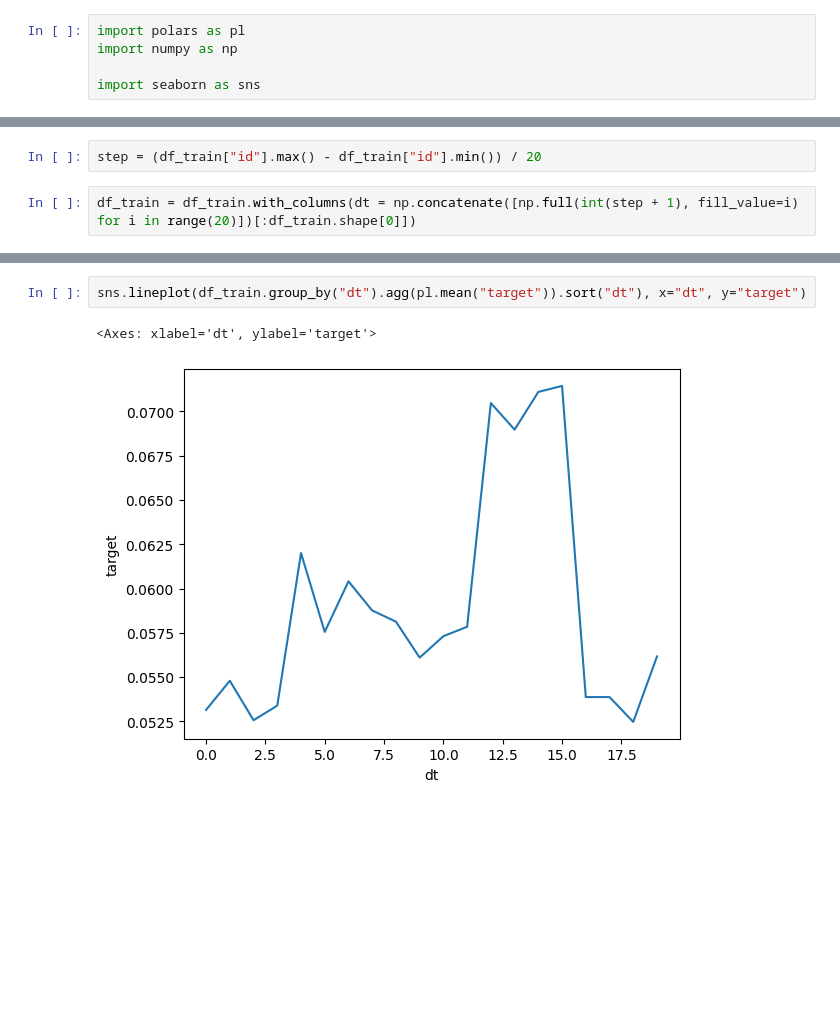
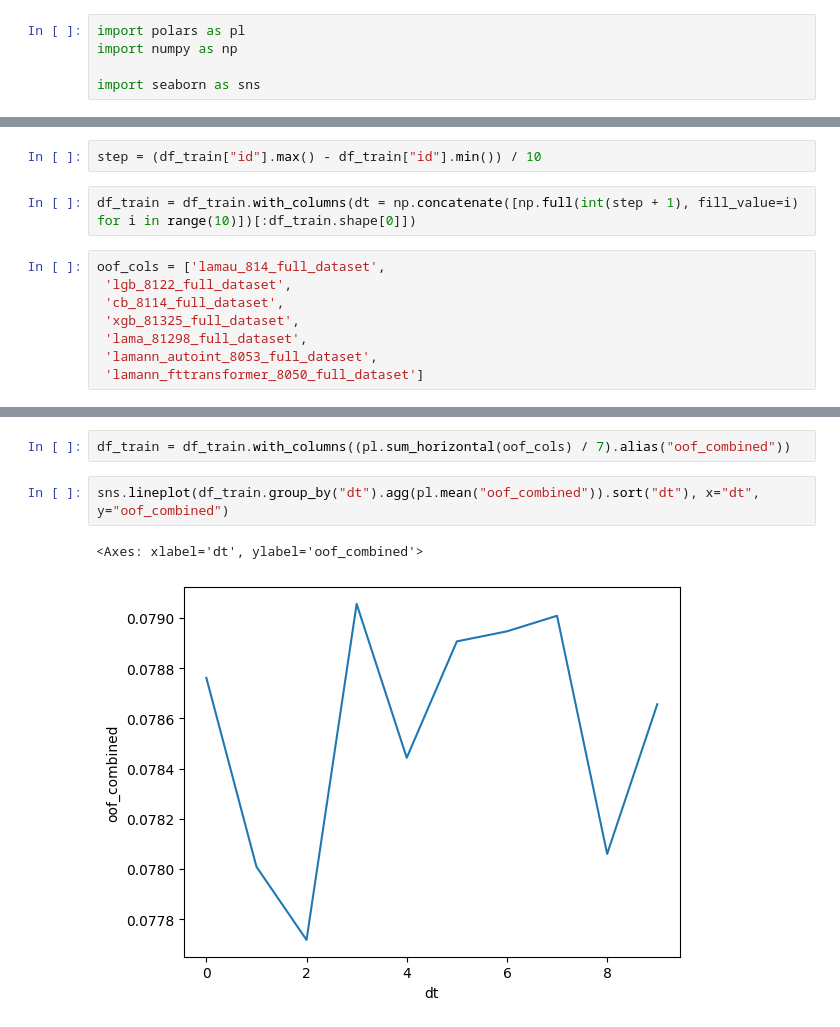
Before and after one commit to BELONOVSKII/AlfaHack, a Jupyter notebook: notebooks/data/target_distribution.ipynb, the cells around one changed output, grey strips where cells are left out. Saved outputs shown, nothing was run; the diff lists cells and outputs as text; blank space fills up the shorter version.

```diff
--- a/notebooks/data/target_distribution.ipynb
+++ b/notebooks/data/target_distribution.ipynb
@@ -25,4 +10,12 @@ shape: (413_194, 2)
 # %%
-step = (df_train["id"].max() - df_train["id"].min()) / 20
+step = (df_train["id"].max() - df_train["id"].min()) / 10
 # %%
-df_train = df_train.with_columns(dt = np.concatenate([np.full(int(step + 1), fill_value=i) for i in range(20)])[:df_train.shape[0]])
+df_train = df_train.with_columns(dt = np.concatenate([np.full(int(step + 1), fill_value=i) for i in range(10)])[:df_train.shape[0]])
+# %%
+oof_cols = ['lamau_814_full_dataset',
+ 'lgb_8122_full_dataset',
+ 'cb_8114_full_dataset',
+ 'xgb_81325_full_dataset',
+ 'lama_81298_full_dataset',
+ 'lamann_autoint_8053_full_dataset',
+ 'lamann_fttransformer_8050_full_dataset']
@@ -29,5 +39,7 @@ df_train = df_train.with_columns(dt = np.concatenate([np.full(int(step + 1), fil
+# %%
+df_train = df_train.with_columns((pl.sum_horizontal(oof_cols) / 7).alias("oof_combined"))
 # %%
-sns.lineplot(df_train.group_by("dt").agg(pl.mean("target")).sort("dt"), x="dt", y="target")
+sns.lineplot(df_train.group_by("dt").agg(pl.mean("oof_combined")).sort("dt"), x="dt", y="oof_combined")
 # %% [output]
-<Axes: xlabel='dt', ylabel='target'>
+<Axes: xlabel='dt', ylabel='oof_combined'>
-[figure, old version]
+[figure, new version]
```
Also changed, not shown: parts of 4 cells of this notebook, 9 other files.
